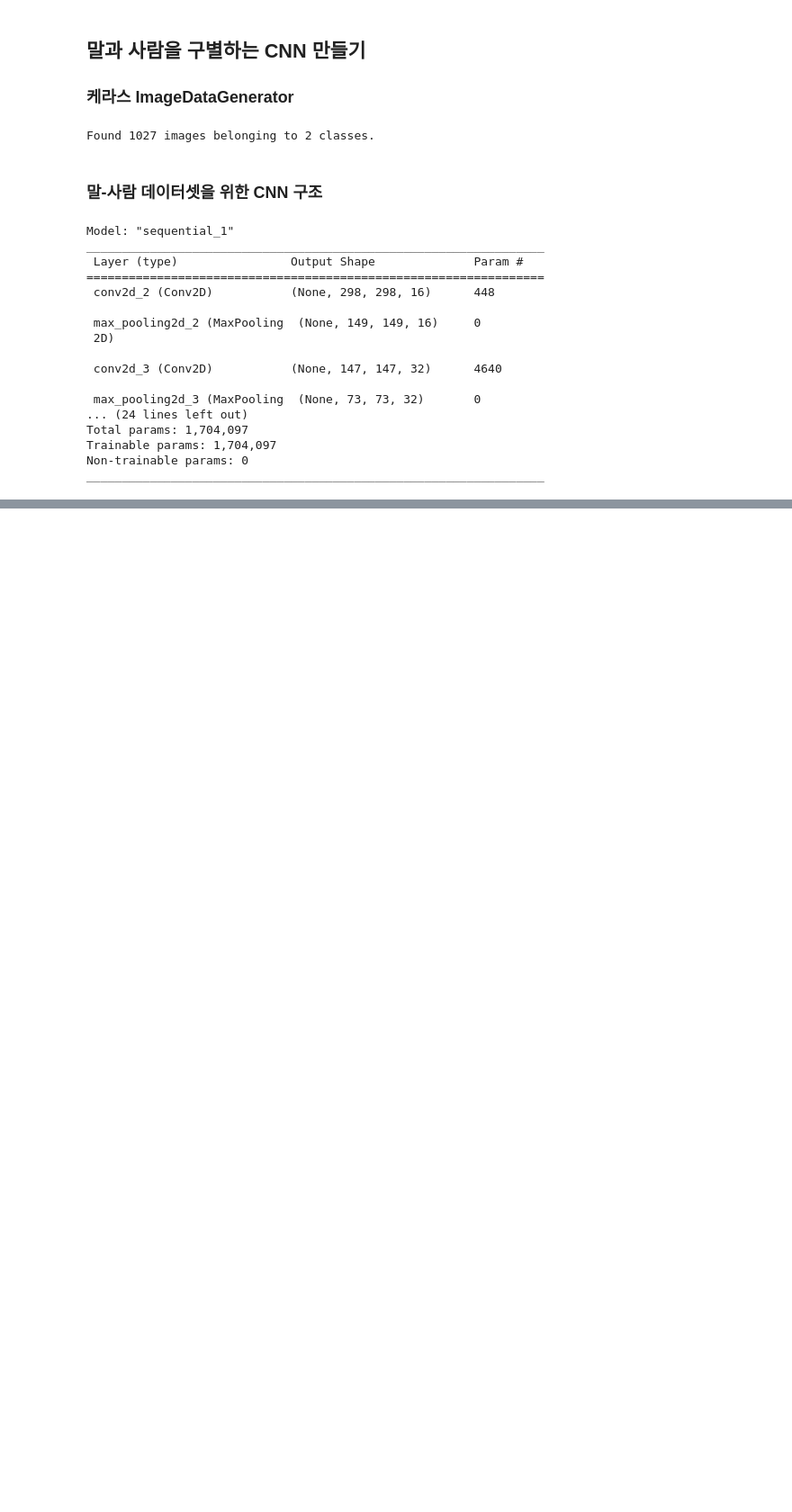
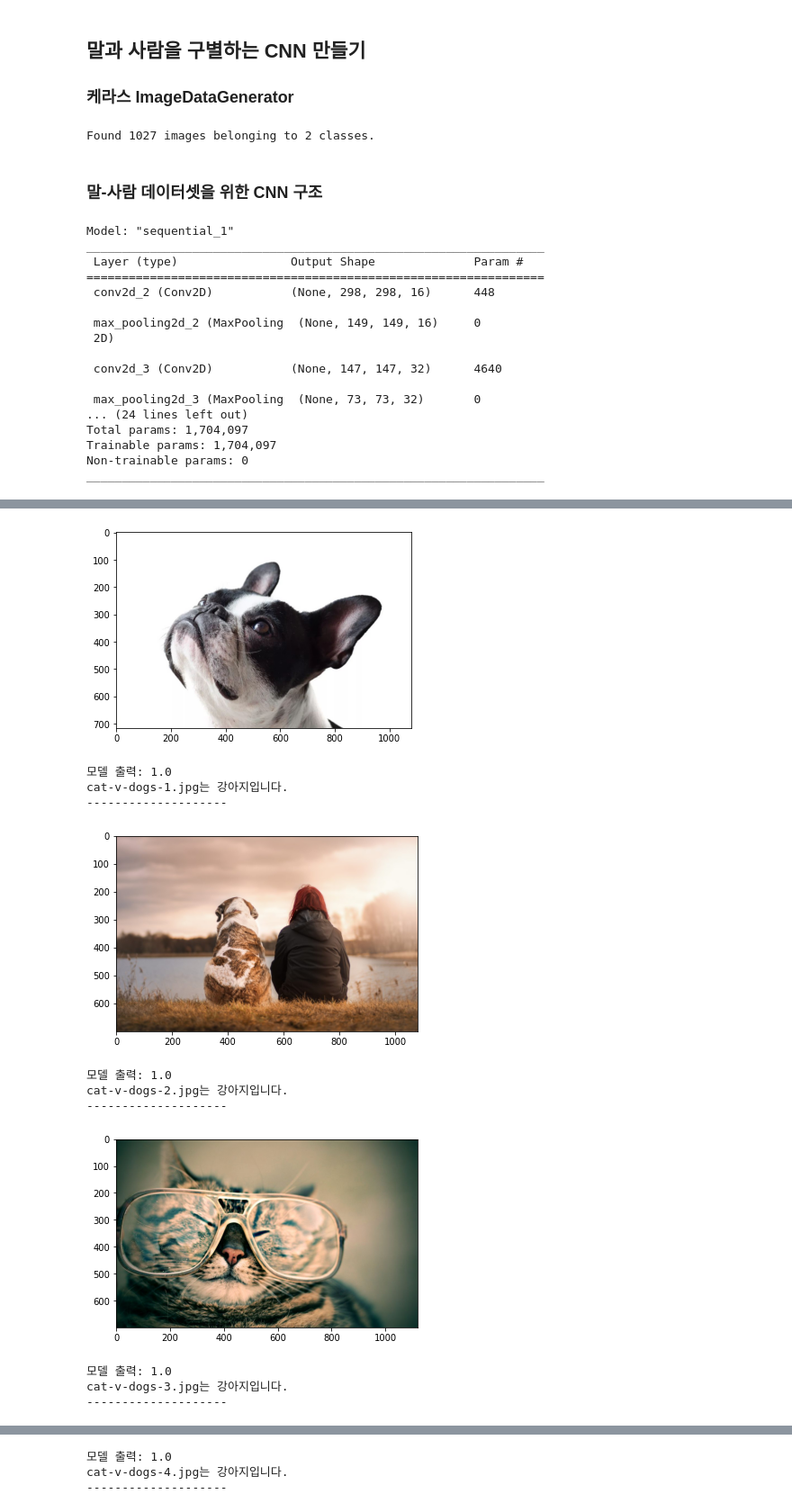
Before and after one commit to rickiepark/aiml4coders, a Jupyter notebook: ch03/03-1-fashion-mnist-with-cnn.ipynb, the cells around one changed output, grey strips where cells are left out. Shown at 90% size. Saved outputs shown, nothing was run; the diff lists cells and outputs as text; code cells hidden in the pictures; blank space fills up the shorter version.

```diff
--- a/ch03/03-1-fashion-mnist-with-cnn.ipynb
+++ b/ch03/03-1-fashion-mnist-with-cnn.ipynb
@@ -166,5 +168,5 @@ model.compile(loss='binary_crossentropy',
               optimizer=RMSprop(learning_rate=0.001),
               metrics=['accuracy'])
 # %%
-history = model.fit_generator(train_generator, epochs=15)
+model.fit(train_generator, epochs=5)
 # %% [output]
@@ -294,0 +375,7 @@ test_image_3.jpg는 말입니다.
+# %%
+for layer in pre_trained_model.layers:
+    layer.trainable = False
+
+last_layer = pre_trained_model.get_layer('mixed7')
+print('마지막 층의 출력 크기: ', last_layer.output_shape)
+last_output = last_layer.output
@@ -294,0 +540,14 @@ test_image_3.jpg는 말입니다.
+# %%
+x = layers.Flatten()(last_output)
+x = layers.Dense(1024, activation='relu')(x)
+x = layers.Dense(1, activation='sigmoid')(x)
+
+model = Model(pre_trained_model.input, x)
+
+model.compile(optimizer=RMSprop(learning_rate=0.0001),
+              loss='binary_crossentropy',
+              metrics=['acc'])
+
+model.fit(train_generator,
+          validation_data=validation_generator,
+          epochs=5)
@@ -294,0 +566,34 @@ test_image_3.jpg는 말입니다.
+# %%
+test_images = ['cat-v-dogs-{}.jpg'.format(i) for i in range(1,5)]
+
+for fn in test_images:
+    # 이미지 출력
+    plt.imshow(mpimg.imread(fn))
+    plt.show()
+
+    # 이미지 불러오기
+    img = image.load_img(fn, target_size=(150, 150))
+    x = image.img_to_array(img)
+    x = np.expand_dims(x, axis=0)
+
+    classes = model.predict(x)
+
+    print('모델 출력:', classes[0][0])
+    if classes[0][0] > 0.5:
+      print(fn + "는 강아지입니다.")
+    else:
+      print(fn + "는 고양이입니다.")
+    print('--------------------')
+# %% [output]
+[figure, added]
+모델 출력: 1.0
+cat-v-dogs-1.jpg는 강아지입니다.
+--------------------
+[figure, added]
+모델 출력: 1.0
+cat-v-dogs-2.jpg는 강아지입니다.
+--------------------
+[figure, added]
+모델 출력: 1.0
+cat-v-dogs-3.jpg는 강아지입니다.
+--------------------
@@ -294,0 +601,3 @@ test_image_3.jpg는 말입니다.
+모델 출력: 1.0
+cat-v-dogs-4.jpg는 강아지입니다.
+--------------------
```
Also changed, not shown: parts of 56 cells of this notebook, 5 other files.
